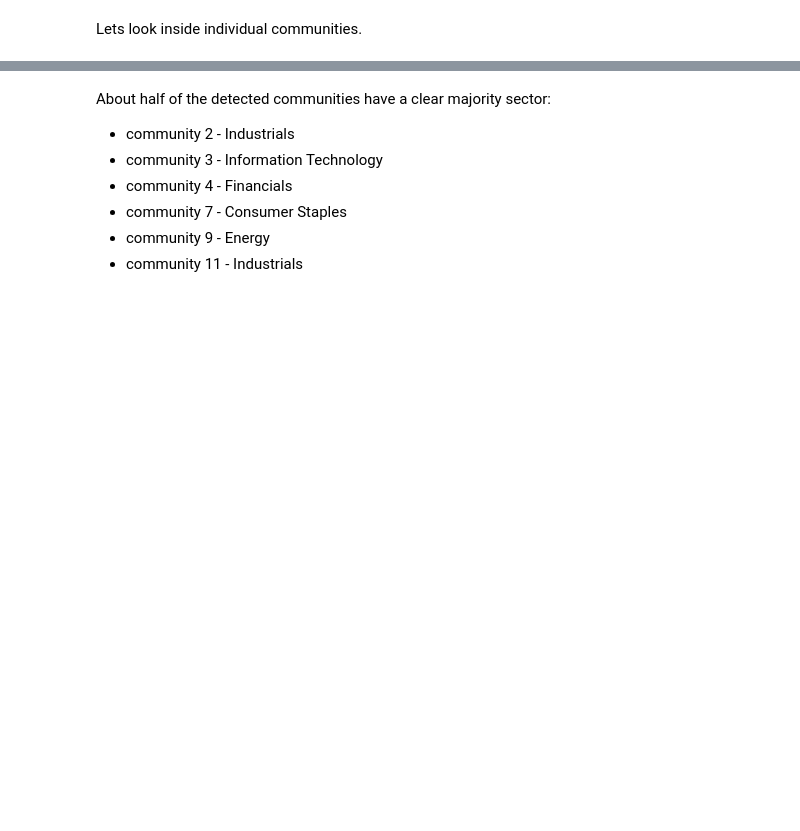
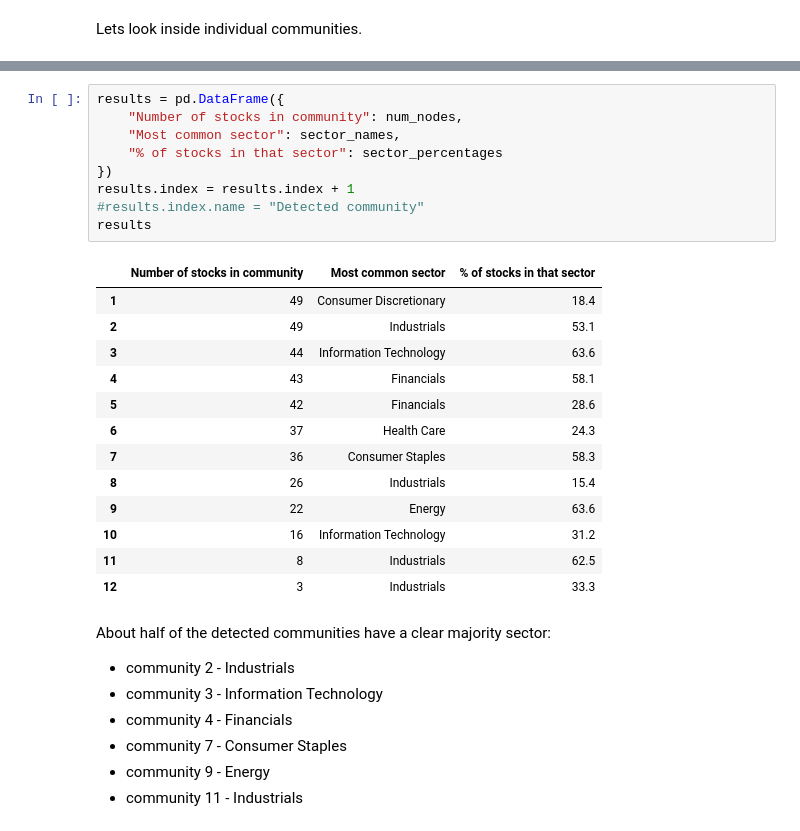
Before and after one commit to HSellis/INA-Project, a Jupyter notebook: community_detection.ipynb, the cells around one changed output, grey strips where cells are left out. Drawn from its saved outputs; the diff is of its cells as text; blank space fills up the shorter version.

Commit message:
nice table of results

```diff
--- a/community_detection.ipynb
+++ b/community_detection.ipynb
@@ -316,3 +330,26 @@ Energy: 1
+# %%
+results = pd.DataFrame({
+    "Number of stocks in community": num_nodes,
+    "Most common sector": sector_names,
+    "% of stocks in that sector": sector_percentages
+})
+results.index = results.index + 1
+#results.index.name = "Detected community"
+results
+# %% [output]
+|  | Number of stocks in community | Most common sector | % of stocks in that sector |
+| 1 | 49 | Consumer Discretionary | 18.4 |
+| 2 | 49 | Industrials | 53.1 |
+| 3 | 44 | Information Technology | 63.6 |
+| 4 | 43 | Financials | 58.1 |
+| 5 | 42 | Financials | 28.6 |
+| 6 | 37 | Health Care | 24.3 |
+| 7 | 36 | Consumer Staples | 58.3 |
+| 8 | 26 | Industrials | 15.4 |
+| 9 | 22 | Energy | 63.6 |
+| 10 | 16 | Information Technology | 31.2 |
+| 11 | 8 | Industrials | 62.5 |
+| 12 | 3 | Industrials | 33.3 |
 # %% [markdown]
 About half of the detected communities have a clear majority sector:
 * community 2 - Industrials
```
Also changed, not shown: parts of 3 cells of this notebook.
